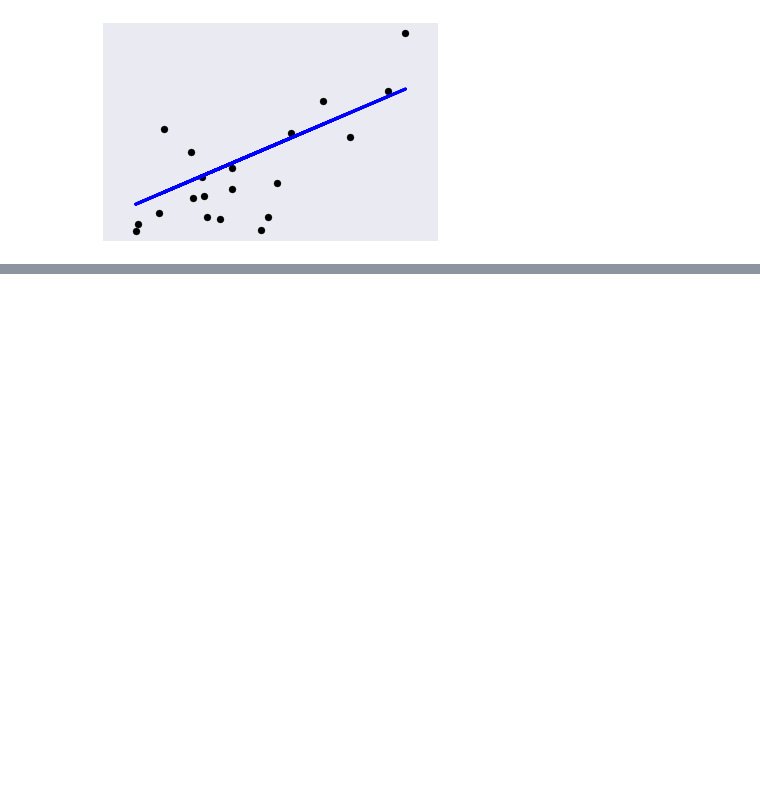
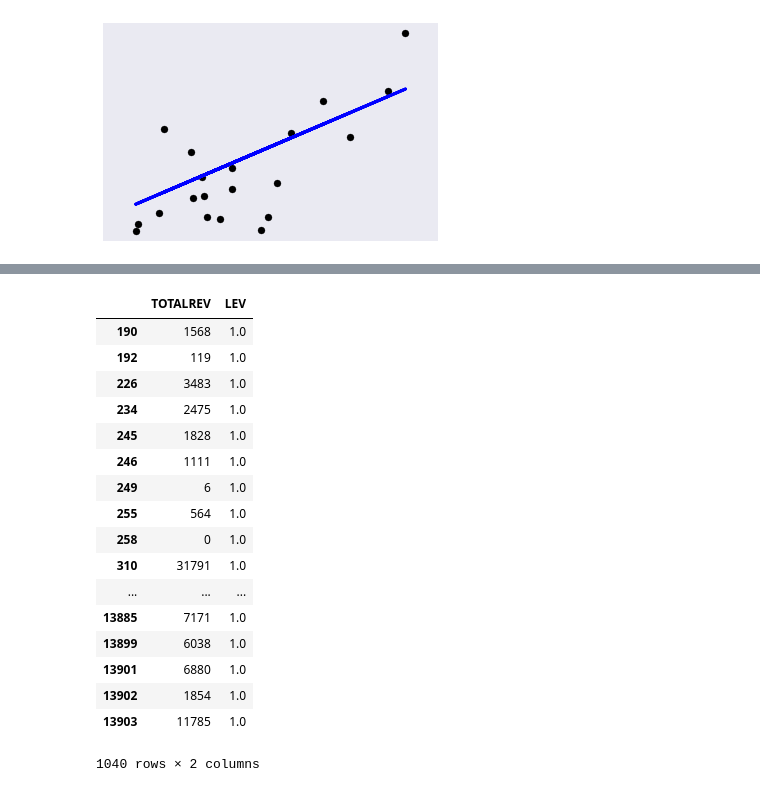
Before and after one commit to jpbesgen/decal_proj1, a Jupyter notebook: code.ipynb, the cells around one changed output, grey strips where cells are left out. Cells and saved outputs as stored; diff of their text form; code cells hidden in the pictures; blank space fills up the shorter version.

```diff
--- a/code.ipynb
+++ b/code.ipynb
@@ -371,0 +391,27 @@ Variance score: 0.47
+# %%
+data_3_7 = data[data['SCHLEV']>3]
+data_3_7 = data_3_7[['SCHLEV','TOTALREV']]
+data_3_7['LEV'] = np.ones(1040)
+data_3_7 = data_3_7.drop('SCHLEV', 1)
+data_3_7final_data = data_1_3.append(data_3_7)
+final_data.columns = ['X', 'y']
+final_data
+# %% [output]
+|  | TOTALREV | LEV |
+| 190 | 1568 | 1.0 |
+| 192 | 119 | 1.0 |
+| 226 | 3483 | 1.0 |
+| 234 | 2475 | 1.0 |
+| 245 | 1828 | 1.0 |
+| 246 | 1111 | 1.0 |
+| 249 | 6 | 1.0 |
+| 255 | 564 | 1.0 |
+| 258 | 0 | 1.0 |
+| 310 | 31791 | 1.0 |
+| ... | ... | ... |
+| 13885 | 7171 | 1.0 |
+| 13899 | 6038 | 1.0 |
+| 13901 | 6880 | 1.0 |
+| 13902 | 1854 | 1.0 |
+| 13903 | 11785 | 1.0 |
+1040 rows × 2 columns
```
Also changed, not shown: parts of 18 cells of this notebook, 5 other files.
